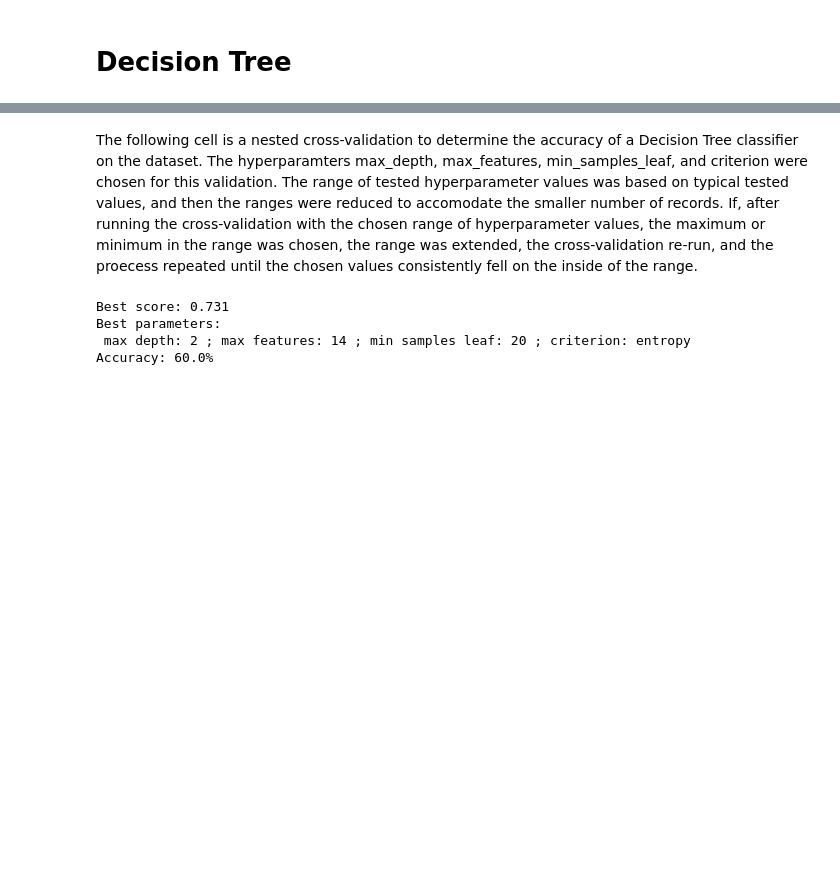
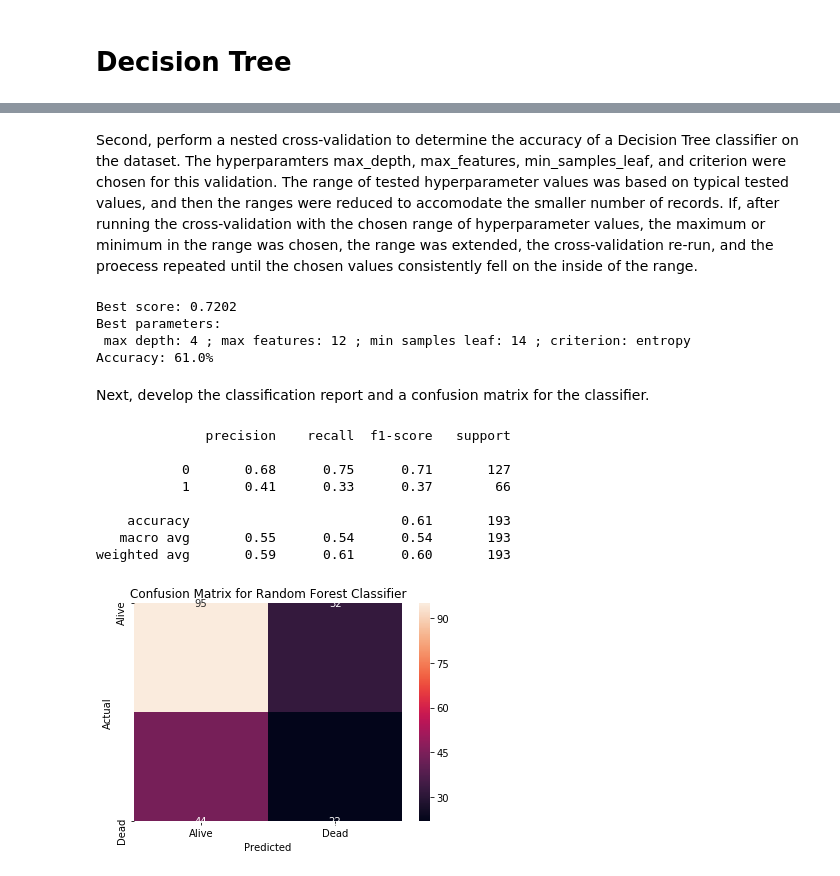
Before and after one commit to sarahmounho/CS329E_Classification_Project, a Jupyter notebook: Decision_Tree.ipynb, the cells around one changed output, grey strips where cells are left out. Saved outputs shown, nothing was run; the diff lists cells and outputs as text; code cells hidden in the pictures; blank space fills up the shorter version.

```diff
--- a/Decision_Tree.ipynb
+++ b/Decision_Tree.ipynb
@@ -47,11 +48,11 @@ UnboundLocalError: local variable 'over_sampling' referenced before assignment
 # %% [markdown]
-The following cell is a nested cross-validation to determine the accuracy of a Decision Tree classifier on the dataset. The hyperparamters max_depth, max_features, min_samples_leaf, and criterion were chosen for this validation. The range of tested hyperparameter values was based on typical tested values, and then the ranges were reduced to accomodate the smaller number of records. If, after running the cross-validation with the chosen range of hyperparameter values, the maximum or minimum in the range was chosen, the range was extended, the cross-validation re-run, and the proecess repeated until the chosen values consistently fell on the inside of the range.
+Second, perform a nested cross-validation to determine the accuracy of a Decision Tree classifier on the dataset. The hyperparamters max_depth, max_features, min_samples_leaf, and criterion were chosen for this validation. The range of tested hyperparameter values was based on typical tested values, and then the ranges were reduced to accomodate the smaller number of records. If, after running the cross-validation with the chosen range of hyperparameter values, the maximum or minimum in the range was chosen, the range was extended, the cross-validation re-run, and the proecess repeated until the chosen values consistently fell on the inside of the range.
 # %%
 # run a nested cross-validation
 dt = DecisionTreeClassifier()
-params = {"max_depth":[1,2,3,4,5,6], "max_features":[2,4,6,8,10,12,14,16,18,20],
+params = {"max_depth":[1,2,3,4,5,6], "max_features":[2,4,6,8,10,12,14,16],
           "min_samples_leaf":[2,4,6,8,10,12,14,16,18,20,22,24], "criterion":['gini', 'entropy']}
-clf_grid_pipe = sk.model_selection.GridSearchCV(dt, param_grid = params, scoring = "accuracy", cv = 10)
+clf_grid_pipe =sk.model_selection.GridSearchCV(dt, param_grid = params, scoring = "accuracy", cv = 10)
 clf_grid_pipe.fit(data_X, data_Y)
 print('Best score:', round(clf_grid_pipe.best_score_, 4))
 print('Best parameters:\n',
@@ -61,10 +62,44 @@ print('Best parameters:\n',
       '; criterion:', clf_grid_pipe.best_params_['criterion'])
 
 pred_Y = sk.model_selection.cross_val_predict(clf_grid_pipe, data_X, data_Y, cv = 10)
+
 print('Accuracy: '+ str(round(accuracy_score(data_Y, pred_Y), 2)*100) + '%')
 # %% [output]
-Best score: 0.731
+Best score: 0.7202
 Best parameters:
- max depth: 2 ; max features: 14 ; min samples leaf: 20 ; criterion: entropy
-Accuracy: 60.0%
+ max depth: 4 ; max features: 12 ; min samples leaf: 14 ; criterion: entropy
+Accuracy: 61.0%
+# %% [markdown]
+Next, develop the classification report and a confusion matrix for the classifier.
+# %%
+from sklearn.metrics import classification_report
+from sklearn.metrics import confusion_matrix
+import seaborn as sn
+
+print(classification_report(data_Y, pred_Y, labels = [0,1]))
+
+#Create a confusion matrix
+data = {'Actual': data_Y, 'Predicted': pred_Y}
+df = pd.DataFrame(data, columns=['Actual', 'Predicted'])
+df['Predicted'].replace(0, 'Alive', inplace=True)
+df['Predicted'].replace(1, 'Dead', inplace=True)
+df['Actual'].replace(0, 'Alive', inplace=True)
+df['Actual'].replace(1, 'Dead', inplace=True)
+cm = pd.crosstab(df['Actual'], df['Predicted'], rownames=['Actual'], colnames=['Predicted'])
+#Print a formatted confusion matrix using a heatmap
+sn.heatmap(cm, annot=True)
+plt.title('Confusion Matrix for Random Forest Classifier')
+plt.show()
+
+#print("confusion matrix:\n", confusion_matrix(data_Y, pred_Y))
+# %% [output]
+              precision    recall  f1-score   support
+
+           0       0.68      0.75      0.71       127
+           1       0.41      0.33      0.37        66
+
+    accuracy                           0.61       193
+   macro avg       0.55      0.54      0.54       193
+weighted avg       0.59      0.61      0.60       193
+[figure, added]
 # %% [markdown]
```
Also changed, not shown: parts of 10 cells of this notebook, 2 other files.
